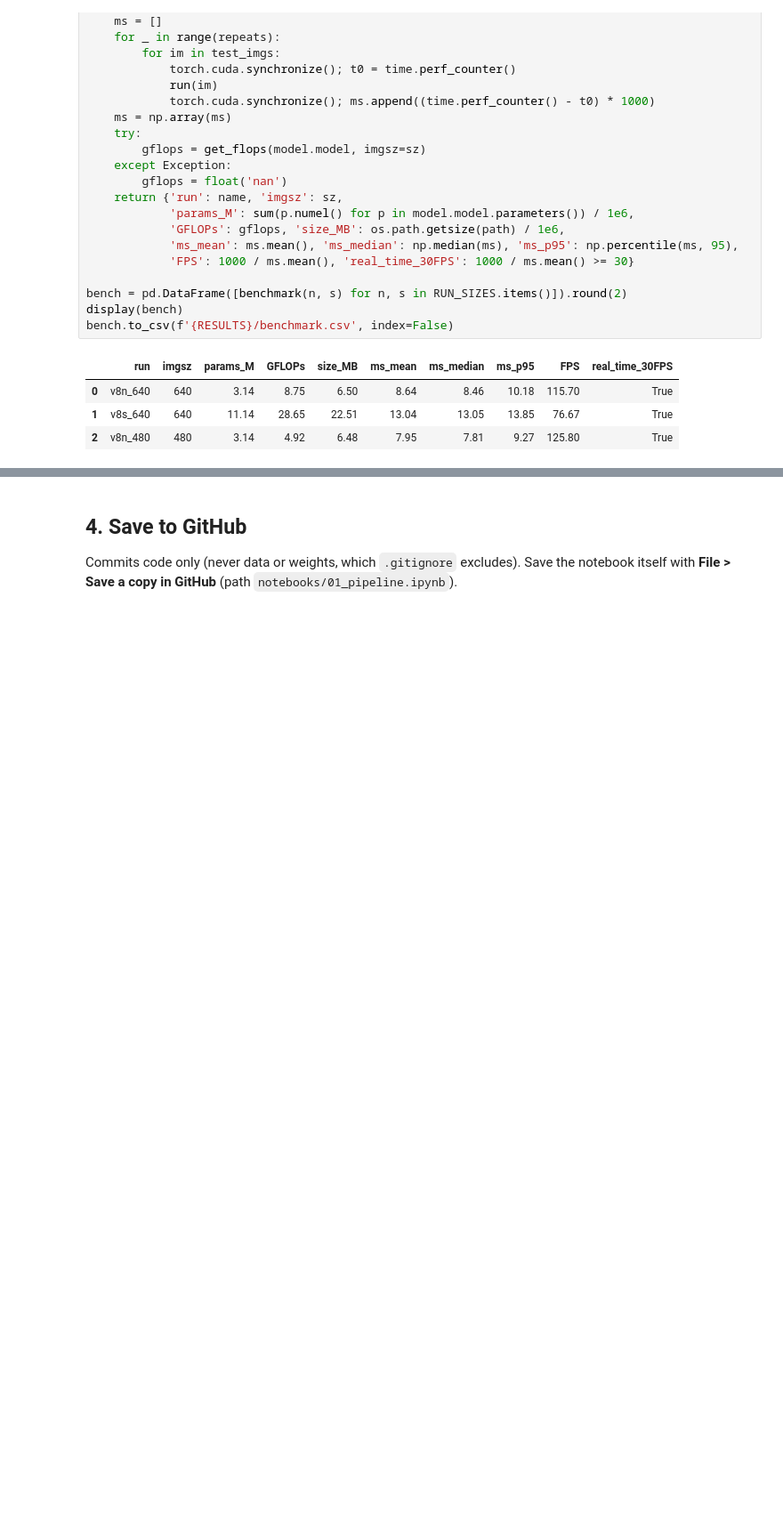
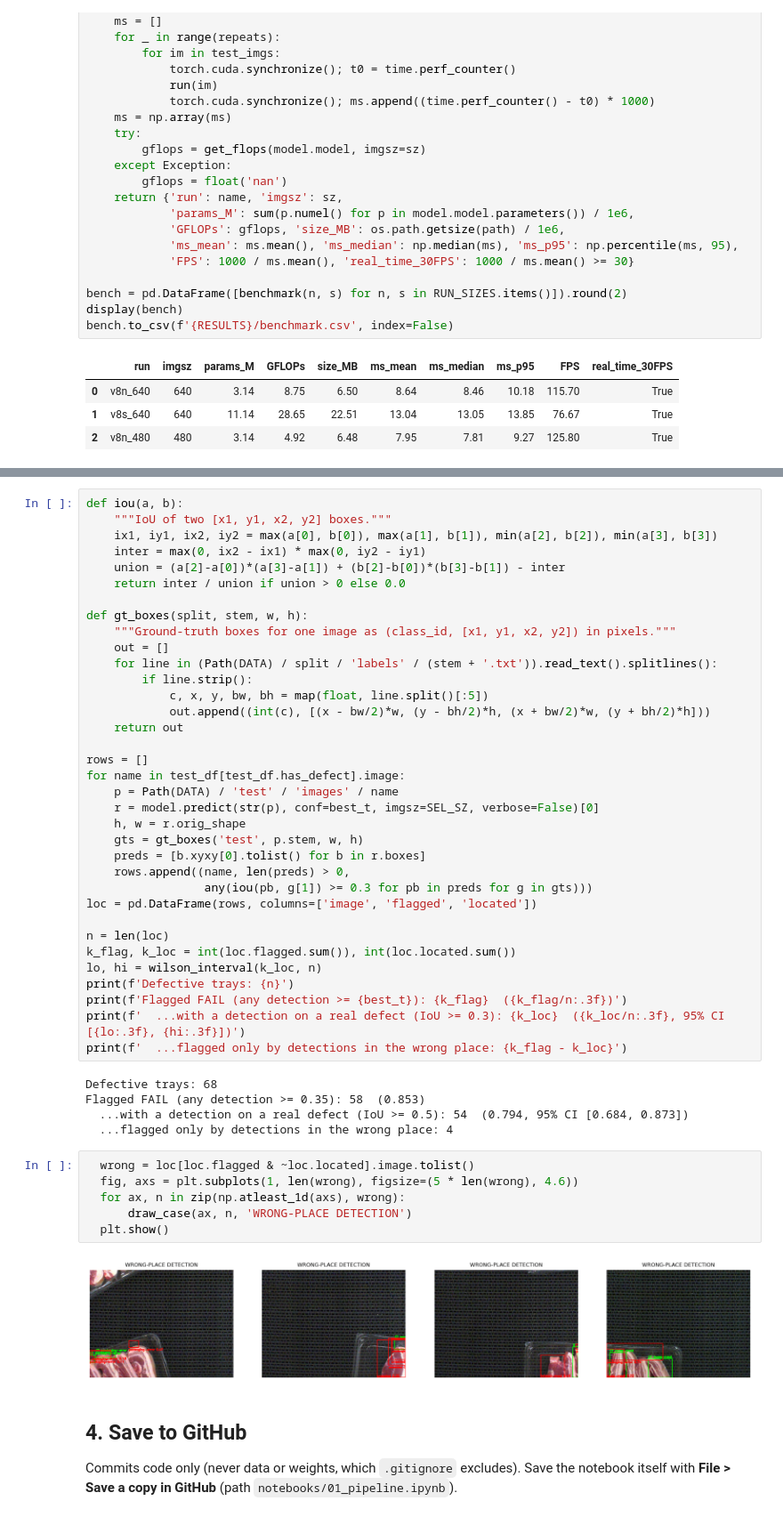
Before and after one commit to opat0009-wq/pork-rasher-inspection, a Jupyter notebook: notebooks/01_pipeline.ipynb, the cells around one changed output, grey strips where cells are left out. Shown at 89% size. Cells and saved outputs as stored; diff of their text form; blank space fills up the shorter version.

Commit message:
Add notebook, tray inspector, tests, docs and results

```diff
--- a/notebooks/01_pipeline.ipynb
+++ b/notebooks/01_pipeline.ipynb
@@ -477,3 +749,51 @@ bench.to_csv(f'{RESULTS}/benchmark.csv', index=False)
+# %%
+def iou(a, b):
+    """IoU of two [x1, y1, x2, y2] boxes."""
+    ix1, iy1, ix2, iy2 = max(a[0], b[0]), max(a[1], b[1]), min(a[2], b[2]), min(a[3], b[3])
+    inter = max(0, ix2 - ix1) * max(0, iy2 - iy1)
+    union = (a[2]-a[0])*(a[3]-a[1]) + (b[2]-b[0])*(b[3]-b[1]) - inter
+    return inter / union if union > 0 else 0.0
+
+def gt_boxes(split, stem, w, h):
+    """Ground-truth boxes for one image as (class_id, [x1, y1, x2, y2]) in pixels."""
+    out = []
+    for line in (Path(DATA) / split / 'labels' / (stem + '.txt')).read_text().splitlines():
+        if line.strip():
+            c, x, y, bw, bh = map(float, line.split()[:5])
+            out.append((int(c), [(x - bw/2)*w, (y - bh/2)*h, (x + bw/2)*w, (y + bh/2)*h]))
+    return out
+
+rows = []
+for name in test_df[test_df.has_defect].image:
+    p = Path(DATA) / 'test' / 'images' / name
+    r = model.predict(str(p), conf=best_t, imgsz=SEL_SZ, verbose=False)[0]
+    h, w = r.orig_shape
+    gts = gt_boxes('test', p.stem, w, h)
+    preds = [b.xyxy[0].tolist() for b in r.boxes]
+    rows.append((name, len(preds) > 0,
+                 any(iou(pb, g[1]) >= 0.3 for pb in preds for g in gts)))
+loc = pd.DataFrame(rows, columns=['image', 'flagged', 'located'])
+
+n = len(loc)
+k_flag, k_loc = int(loc.flagged.sum()), int(loc.located.sum())
+lo, hi = wilson_interval(k_loc, n)
+print(f'Defective trays: {n}')
+print(f'Flagged FAIL (any detection >= {best_t}): {k_flag}  ({k_flag/n:.3f})')
+print(f'  ...with a detection on a real defect (IoU >= 0.3): {k_loc}  ({k_loc/n:.3f}, 95% CI [{lo:.3f}, {hi:.3f}])')
+print(f'  ...flagged only by detections in the wrong place: {k_flag - k_loc}')
+# %% [output]
+Defective trays: 68
+Flagged FAIL (any detection >= 0.35): 58  (0.853)
+  ...with a detection on a real defect (IoU >= 0.5): 54  (0.794, 95% CI [0.684, 0.873])
+  ...flagged only by detections in the wrong place: 4
+# %%
+  wrong = loc[loc.flagged & ~loc.located].image.tolist()
+  fig, axs = plt.subplots(1, len(wrong), figsize=(5 * len(wrong), 4.6))
+  for ax, n in zip(np.atleast_1d(axs), wrong):
+      draw_case(ax, n, 'WRONG-PLACE DETECTION')
+  plt.show()
+# %% [output]
+[figure, added]
 # %% [markdown]
 ## 4. Save to GitHub
 Commits code only (never data or weights, which `.gitignore` excludes). Save the notebook itself with **File > Save a copy in GitHub** (path `notebooks/01_pipeline.ipynb`).
```
Also changed, not shown: parts of 9 cells of this notebook, 4 other files.
